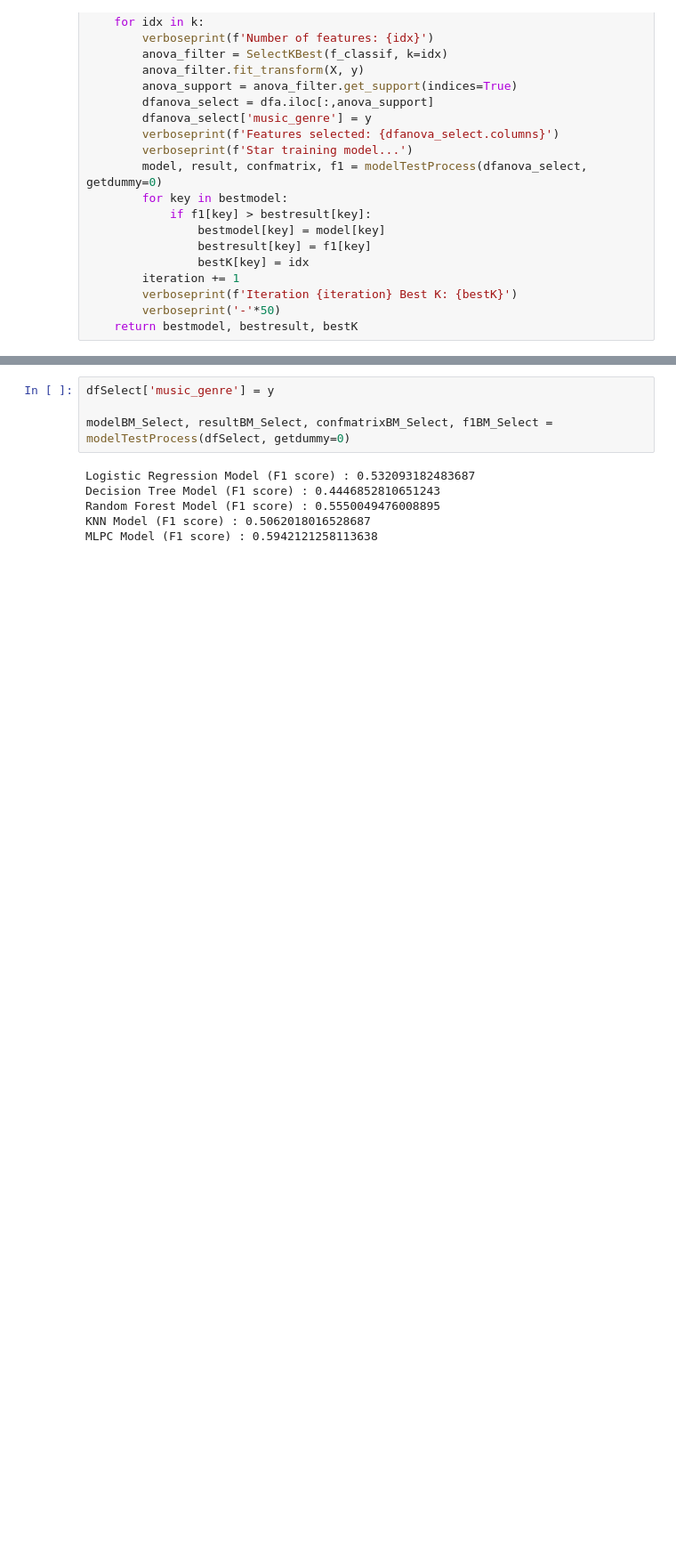
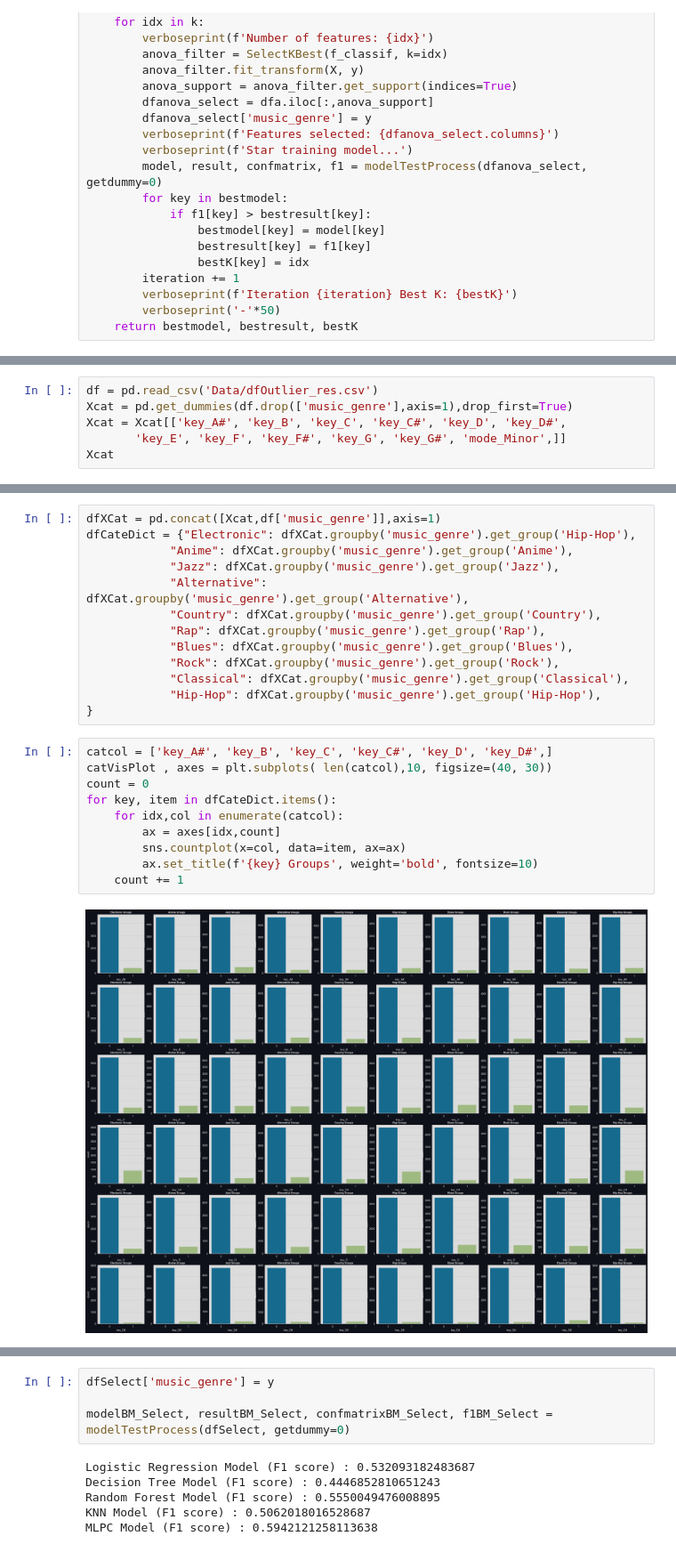
Before and after one commit to AthimetA/FRA503_HW_ML, a Jupyter notebook: Project/project.ipynb, the cells around one changed output, grey strips where cells are left out. Shown at 89% size. Saved outputs shown, nothing was run; the diff lists cells and outputs as text; blank space fills up the shorter version.

```diff
--- a/Project/project.ipynb
+++ b/Project/project.ipynb
@@ -1490,0 +1568,6 @@ anova11 = checkCorrFF(dfSelect, 10, 10)
+# %%
+df = pd.read_csv('Data/dfOutlier_res.csv')
+Xcat = pd.get_dummies(df.drop(['music_genre'],axis=1),drop_first=True)
+Xcat = Xcat[['key_A#', 'key_B', 'key_C', 'key_C#', 'key_D', 'key_D#',
+       'key_E', 'key_F', 'key_F#', 'key_G', 'key_G#', 'mode_Minor',]]
+Xcat
@@ -1490,0 +1588,25 @@ anova11 = checkCorrFF(dfSelect, 10, 10)
+# %%
+dfXCat = pd.concat([Xcat,df['music_genre']],axis=1)
+dfCateDict = {"Electronic": dfXCat.groupby('music_genre').get_group('Hip-Hop'),
+            "Anime": dfXCat.groupby('music_genre').get_group('Anime'),
+            "Jazz": dfXCat.groupby('music_genre').get_group('Jazz'),
+            "Alternative": dfXCat.groupby('music_genre').get_group('Alternative'),
+            "Country": dfXCat.groupby('music_genre').get_group('Country'),
+            "Rap": dfXCat.groupby('music_genre').get_group('Rap'),
+            "Blues": dfXCat.groupby('music_genre').get_group('Blues'),
+            "Rock": dfXCat.groupby('music_genre').get_group('Rock'),
+            "Classical": dfXCat.groupby('music_genre').get_group('Classical'),
+            "Hip-Hop": dfXCat.groupby('music_genre').get_group('Hip-Hop'),
+}
+# %%
+catcol = ['key_A#', 'key_B', 'key_C', 'key_C#', 'key_D', 'key_D#',]
+catVisPlot , axes = plt.subplots( len(catcol),10, figsize=(40, 30))
+count = 0
+for key, item in dfCateDict.items():
+    for idx,col in enumerate(catcol):
+        ax = axes[idx,count]
+        sns.countplot(x=col, data=item, ax=ax)
+        ax.set_title(f'{key} Groups', weight='bold', fontsize=10)
+    count += 1
+# %% [output]
+[figure, added]
```
Also changed, not shown: parts of 45 cells of this notebook, 4 other files.
